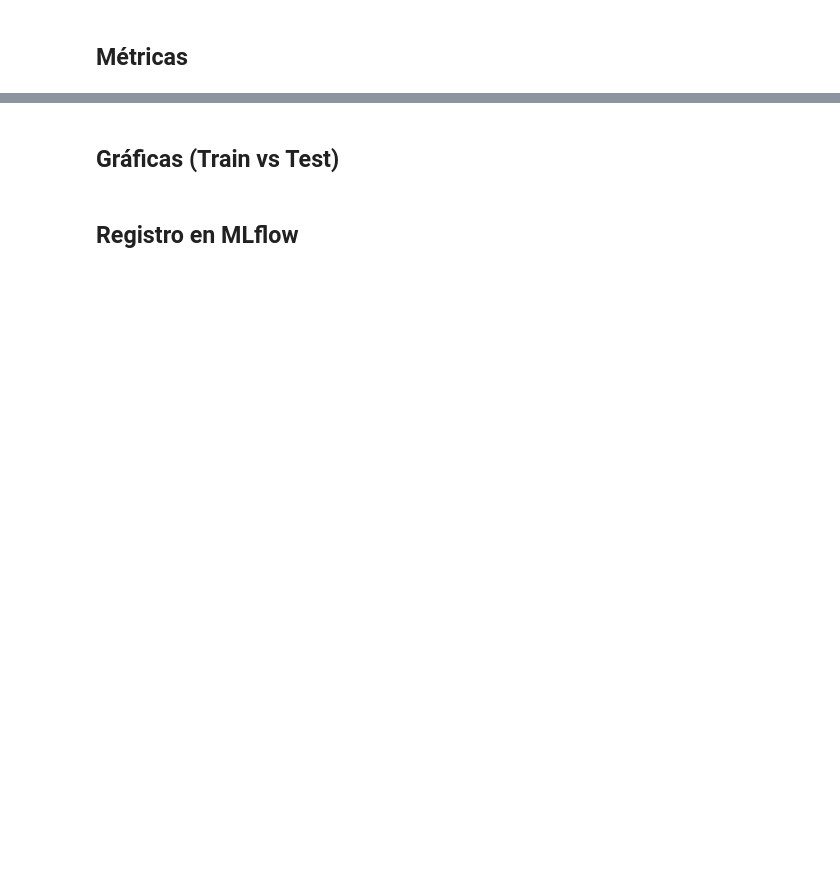
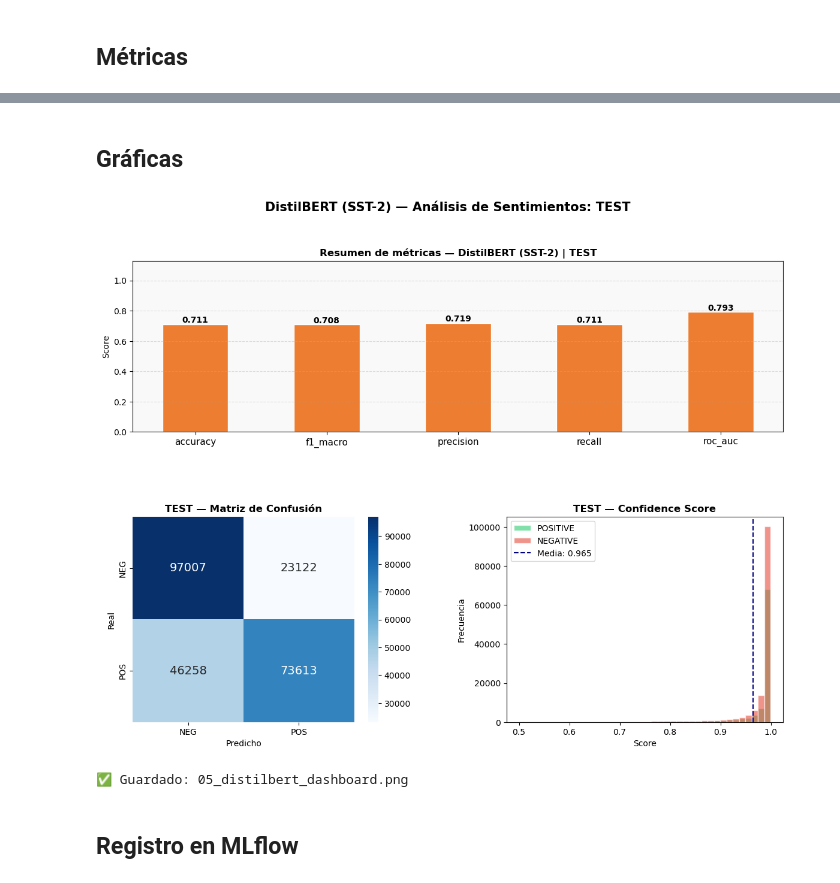
Before and after one commit to XGallardoX/Parcial_1_Corte, a Jupyter notebook: sentiment140/notebooks/05_distilbert.ipynb, the cells around one changed output, grey strips where cells are left out. Saved outputs shown, nothing was run; the diff lists cells and outputs as text; code cells hidden in the pictures; blank space fills up the shorter version.

Commit message:
fix: HuggingFace DistilBERT corregido  SST-2 inference, metrics and MLflow tracking

```diff
--- a/sentiment140/notebooks/05_distilbert.ipynb
+++ b/sentiment140/notebooks/05_distilbert.ipynb
@@ -24,8 +29,8 @@ print("✅ Librerías listas")
 ## Carga de Datos de RAW
 # %%
 # ── Cargar datos ──────────────────────────────────────────
-df_train = pd.read_parquet('/content/sentiment_raw_train.parquet')
-df_test  = pd.read_parquet('/content/sentiment_raw_test.parquet')
+df_train = pd.read_parquet('sentiment_raw_train.parquet')
+df_test  = pd.read_parquet('sentiment_raw_test.parquet')
 
 print(f"Train shape : {df_train.shape}")
 print(f"Test shape  : {df_test.shape}")
@@ -126,67 +148,61 @@ for split_name, df, m in [('TRAIN', df_train, metrics_train),
 # %% [markdown]
-## Gráficas (Train vs Test)
+## Gráficas
 # %%
-fig = plt.figure(figsize=(14, 16))
-fig.suptitle('DistilBERT (SST-2) — Análisis de Sentimientos: Train vs Test',
+fig = plt.figure(figsize=(14, 10))
+fig.suptitle('DistilBERT (SST-2) — Análisis de Sentimientos: TEST',
              fontsize=15, fontweight='bold')
 
-gs = gridspec.GridSpec(3, 2, figure=fig, hspace=0.45, wspace=0.35,
-                       height_ratios=[1, 1.1, 1.1])
+gs = gridspec.GridSpec(2, 2, figure=fig, hspace=0.45, wspace=0.35,
+                       height_ratios=[1, 1.2])
 
 # ── FILA 0: Barras de métricas (span completo) ────────────
 ax_m = fig.add_subplot(gs[0, :])
 
 metric_labels = ['accuracy', 'f1_macro', 'precision', 'recall', 'roc_auc']
-vals_train    = [metrics_train[k] for k in metric_labels]
-vals_test     = [metrics_test[k]  for k in metric_labels]
+vals_test     = [metrics_test[k] for k in metric_labels]
 
-x     = np.arange(len(metric_labels))
-width = 0.35
-bars1 = ax_m.bar(x - width/2, vals_train, width, label='Train',
-                  color='#5B9BD5', edgecolor='white')
-bars2 = ax_m.bar(x + width/2, vals_test,  width, label='Test',
-                  color='#ED7D31', edgecolor='white')
-
+x = np.arange(len(metric_labels))
+bars = ax_m.bar(x, vals_test, 0.5, color='#ED7D31', edgecolor='white')
 ax_m.set_xticks(x)
 ax_m.set_xticklabels(metric_labels, fontsize=11)
 ax_m.set_ylim(0, 1.13)
-ax_m.set_ylabel('Score'); ax_m.legend(fontsize=10)
-ax_m.set_title('Resumen de métricas: Train / Test — DistilBERT (SST-2)',
+ax_m.set_ylabel('Score')
+ax_m.set_title('Resumen de métricas — DistilBERT (SST-2) | TEST',
                fontsize=12, fontweight='bold')
 ax_m.grid(axis='y', linestyle='--', alpha=0.4)
 ax_m.set_facecolor('#F9F9F9')
-for bar, val in zip(list(bars1) + list(bars2), vals_train + vals_test):
+for bar, val in zip(bars, vals_test):
     ax_m.text(bar.get_x() + bar.get_width()/2, val + 0.01,
-              f'{val:.3f}', ha='center', fontsize=9, fontweight='bold')
+              f'{val:.3f}', ha='center', fontsize=10, fontweight='bold')
 
-# ── FILAS 1 y 2: Confusión + Confidence Score ─────────────
-for row, (split_name, df) in enumerate([('TRAIN', df_train), ('TEST', df_test)]):
-    y_true = df['true_label'].tolist()
-    y_pred = df['pred_label'].tolist()
+# ── FILA 1: Confusión + Confidence Score ──────────────────
+y_true = df_test['true_label'].tolist()
+y_pred = df_test['pred_label'].tolist()
 
-    # Matriz de Confusión
-    ax_cm = fig.add_subplot(gs[row + 1, 0])
-    cm = confusion_matrix(y_true, y_pred, labels=['NEGATIVE', 'POSITIVE'])
-    sns.heatmap(cm, annot=True, fmt='d', cmap='Blues', ax=ax_cm,
-                xticklabels=['NEG', 'POS'], yticklabels=['NEG', 'POS'],
-                annot_kws={"size": 14})
-    ax_cm.set_title(f'{split_name} — Matriz de Confusión', fontweight='bold')
-    ax_cm.set_ylabel('Real'); ax_cm.set_xlabel('Predicho')
+ax_cm = fig.add_subplot(gs[1, 0])
+cm = confusion_matrix(y_true, y_pred, labels=['NEGATIVE', 'POSITIVE'])
+sns.heatmap(cm, annot=True, fmt='d', cmap='Blues', ax=ax_cm,
+            xticklabels=['NEG', 'POS'], yticklabels=['NEG', 'POS'],
+            annot_kws={"size": 14})
+ax_cm.set_title('TEST — Matriz de Confusión', fontweight='bold')
+ax_cm.set_ylabel('Real'); ax_cm.set_xlabel('Predicho')
 
-    # Confidence Score
-    ax_sc = fig.add_subplot(gs[row + 1, 1])
-    for lbl, color in zip(['POSITIVE', 'NEGATIVE'], ['#2ecc71', '#e74c3c']):
-        subset = df[df['pred_label'] == lbl]['score']
-        ax_sc.hist(subset, bins=40, alpha=0.6, label=lbl, color=color, edgecolor='white')
-    ax_sc.axvline(df['score'].mean(), color='navy', linestyle='--',
-                  label=f"Media: {df['score'].mean():.3f}")
-    ax_sc.set_title(f'{split_name} — Confidence Score', fontweight='bold')
-    ax_sc.set_xlabel('Score'); ax_sc.set_ylabel('Frecuencia')
-    ax_sc.legend()
+ax_sc = fig.add_subplot(gs[1, 1])
+for lbl, color in zip(['POSITIVE', 'NEGATIVE'], ['#2ecc71', '#e74c3c']):
+    subset = df_test[df_test['pred_label'] == lbl]['score']
+    ax_sc.hist(subset, bins=40, alpha=0.6, label=lbl, color=color, edgecolor='white')
+ax_sc.axvline(df_test['score'].mean(), color='navy', linestyle='--',
+              label=f"Media: {df_test['score'].mean():.3f}")
+ax_sc.set_title('TEST — Confidence Score', fontweight='bold')
+ax_sc.set_xlabel('Score'); ax_sc.set_ylabel('Frecuencia')
+ax_sc.legend()
 
 plt.savefig('05_distilbert_dashboard.png', dpi=150, bbox_inches='tight')
 plt.show()
 print("✅ Guardado: 05_distilbert_dashboard.png")
+# %% [output]
+[figure, added]
+✅ Guardado: 05_distilbert_dashboard.png
 # %% [markdown]
 ## Registro en MLflow
 # %%
```
Also changed, not shown: parts of 5 cells of this notebook.
